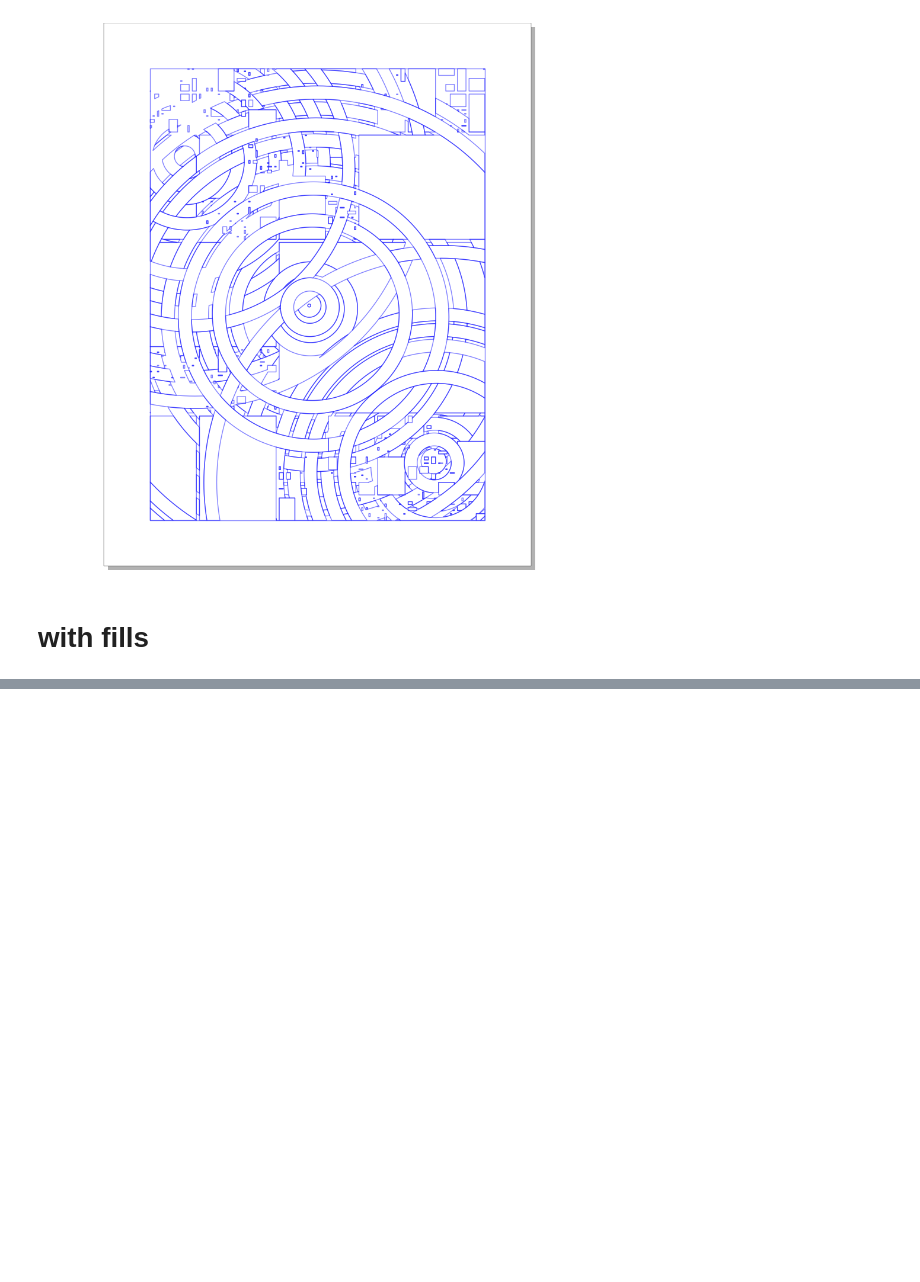
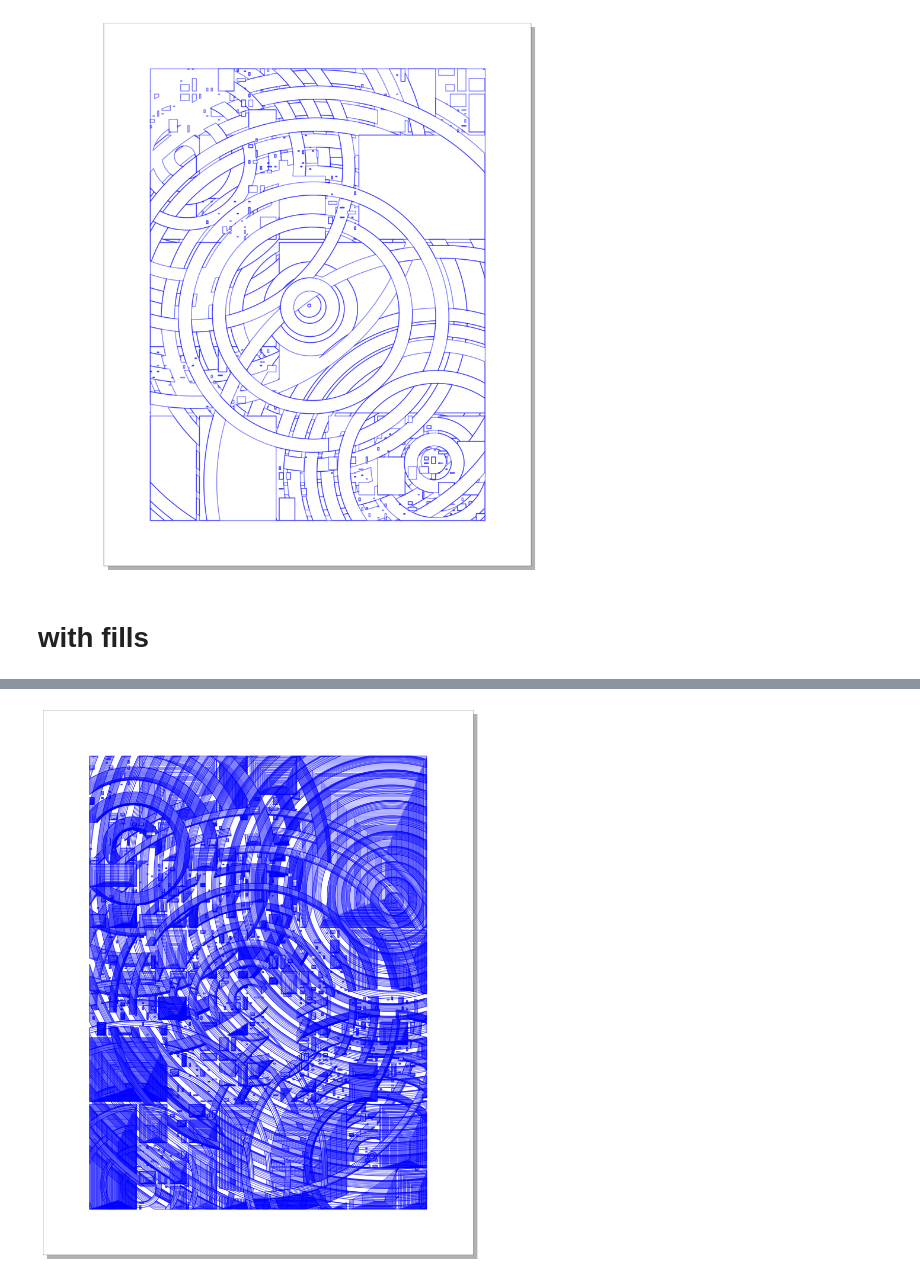
Before and after one commit to ANaka/brr, a Jupyter notebook: projects/dashing/dashing/20230403_cross_composition.ipynb, the cells around one changed output, grey strips where cells are left out. Saved outputs shown, nothing was run; the diff lists cells and outputs as text; code cells hidden in the pictures; blank space fills up the shorter version.

```diff
--- a/projects/dashing/dashing/20230403_cross_composition.ipynb
+++ b/projects/dashing/dashing/20230403_cross_composition.ipynb
@@ -292,0 +296,7 @@ sk.vpype('splitall linemerge linesort')
+# %%
+disjoint = chunked_pairwise_partition_polygons(
+    background_circles,
+    chunk_size=10,
+    min_area=1e-3,
+    verbose=True,
+    )
@@ -292,0 +332,16 @@ sk.vpype('splitall linemerge linesort')
+# %%
+disjoint = find_parent_polygons(disjoint=disjoint, original=background_circles)
+disjoint = assign_random_order_to_adjacent_clusters(disjoint)
+bgngdf = merge_disjoint_polys(disjoint)
+bgngdf = bgngdf.explode(index_parts=False).reset_index(drop=True)
+
+# clean up with closing + opening
+buffer_value = 1e-4
+bgngdf.geometry = bgngdf.buffer(buffer_value).buffer(-buffer_value)
+bgngdf.geometry = bgngdf.buffer(-buffer_value).buffer(buffer_value)
+bgngdf = bgngdf.explode(index_parts=False).reset_index(drop=True)
+bgngdf['area'] =bgngdf.area
+idx = (bgngdf.area > 1e-9) & ~bgngdf.is_empty
+idx = idx & (bgngdf.geom_type == 'Polygon')
+# idx = idx & ngdf.is_valid
+bgngdf = bgngdf[idx]
@@ -292,0 +369,11 @@ sk.vpype('splitall linemerge linesort')
+# %%
+masked = []
+
+for ii, row in bg_fill_gdf.iterrows():
+    fill = row.geometry
+    mask = bgngdf.query('parent == @ii').geometry.buffer(1e-6)
+    masked.append(fill.intersection(mask))
+    masked.append(mask.boundary)
+masked = pd.concat(masked)
+masked = masked[~masked.is_empty]
+bg_mls = merge_LineStrings(masked.to_list())
@@ -292,0 +382,11 @@ sk.vpype('splitall linemerge linesort')
+# %%
+merged_mls = merge_LineStrings([fill_mls, bg_mls])
+# %%
+sk = vsketch.Vsketch()
+sk.scale('1mm')
+sk.penWidth('0.05mm')
+sk.size(paper.page_format_mm)
+sk.geometry(make_like(merged_mls, drawbox))
+sk.display(fig_size=(11, 14))
+# %% [output]
+[figure, added]
```
Also changed, not shown: parts of 36 cells of this notebook, 1 other file.
